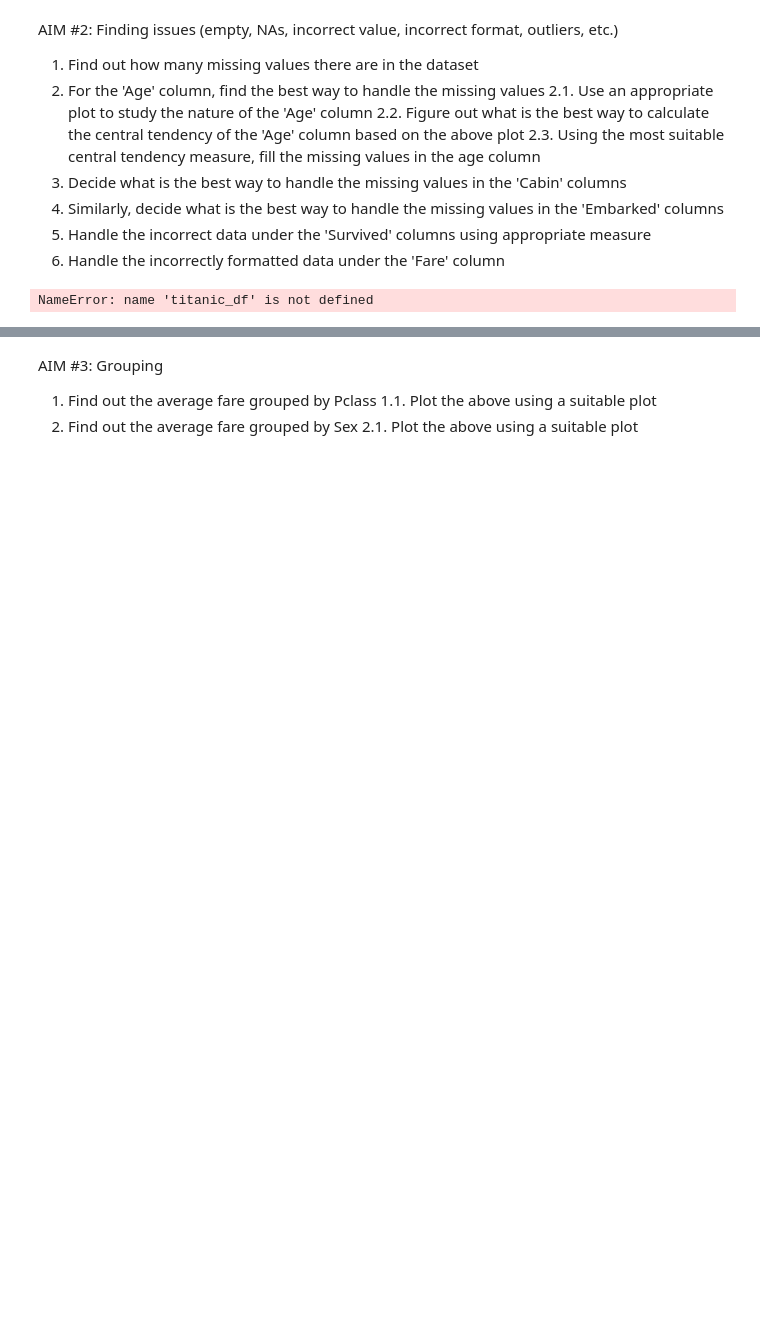
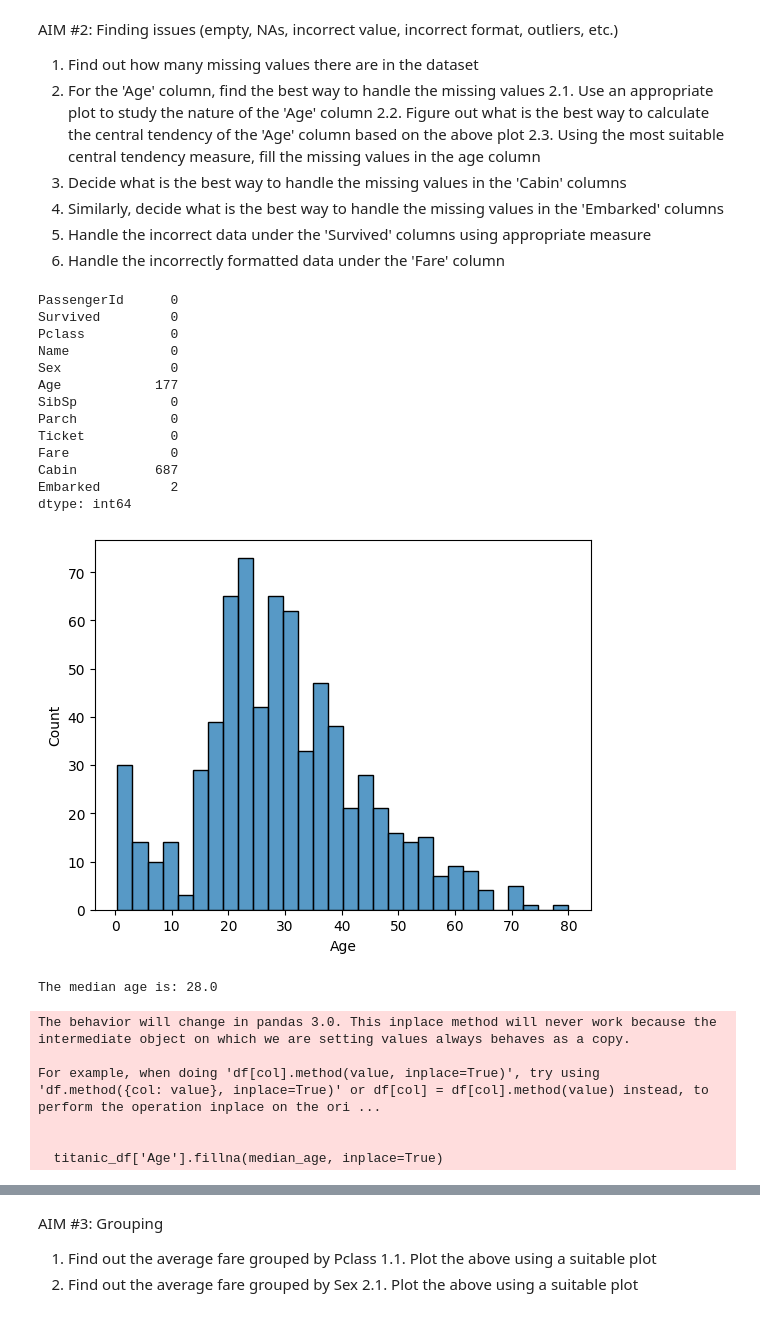
Before and after one commit to ChuanshiWang/EXCISE, a Jupyter notebook: ngex5.ipynb, the cells around one changed output, grey strips where cells are left out. Saved outputs shown, nothing was run; the diff lists cells and outputs as text; code cells hidden in the pictures; blank space fills up the shorter version.

```diff
--- a/ngex5.ipynb
+++ b/ngex5.ipynb
@@ -41,30 +56,46 @@ AIM #2: Finding issues (empty, NAs, incorrect value, incorrect format, outliers,
 4. Similarly, decide what is the best way to handle the missing values in the 'Embarked' columns
 5. Handle the incorrect data under the 'Survived' columns using appropriate measure
 6. Handle the incorrectly formatted data under the 'Fare' column
-# %%
-# 1. Check for missing values in the dataframe
-print(titanic_df.isnull().sum())
-
-# 2. Check the data types of each column
-print(titanic_df.dtypes)
-
-# 3. Replace the missing 'Age' values with the mean of the column
-titanic_df['Age'].fillna(titanic_df['Age'].mean(), inplace=True)
-
-# 4. Replace the missing 'Embarked' values with the mode of the column
-embarked_mode = titanic_df['Embarked'].mode()[0]
-titanic_df['Embarked'].fillna(embarked_mode, inplace=True)
-
-# 5. Replace the missing 'Fare' values with the median of the column
-titanic_df['Fare'].fillna(titanic_df['Fare'].median(), inplace=True)
-
-# 6. Convert 'Cabin' to a categorical data type
-titanic_df['Cabin'] = titanic_df['Cabin'].astype('category')
-
-# 7. Convert 'Pclass' to a categorical data type
-titanic_df['Pclass'] = titanic_df['Pclass'].astype('category')
-
-# 8. Check again for missing values in the dataframe
-print(titanic_df.isnull().sum())
-# %% [output]
-NameError: name 'titanic_df' is not defined
+# %%
+# 1. 找出数据集中的缺失值数量
+print(titanic_df.isnull().sum())
+
+# 2. 'Age'MISSING DATA
+import seaborn as sns
+import matplotlib.pyplot as plt
+
+# 2.1.
+sns.histplot(titanic_df['Age'].dropna(), bins=30, kde=False)
+plt.show()
+
+# 2.2.
+median_age = titanic_df['Age'].median()
+print(f"The median age is: {median_age}")
+
+# 2.3.
+titanic_df['Age'].fillna(median_age, inplace=True)
+
+
+titanic_df['Fare'] = titanic_df['Fare'].replace('[\$,]', '', regex=True).astype(float)
+# %% [output]
+PassengerId      0
+Survived         0
+Pclass           0
+Name             0
+Sex              0
+Age            177
+SibSp            0
+Parch            0
+Ticket           0
+Fare             0
+Cabin          687
+Embarked         2
+dtype: int64
+[figure, added]
+The median age is: 28.0
+The behavior will change in pandas 3.0. This inplace method will never work because the intermediate object on which we are setting values always behaves as a copy.
+
+For example, when doing 'df[col].method(value, inplace=True)', try using 'df.method({col: value}, inplace=True)' or df[col] = df[col].method(value) instead, to perform the operation inplace on the ori ...
+
+
+  titanic_df['Age'].fillna(median_age, inplace=True)
```
Also changed, not shown: parts of 7 cells of this notebook.
